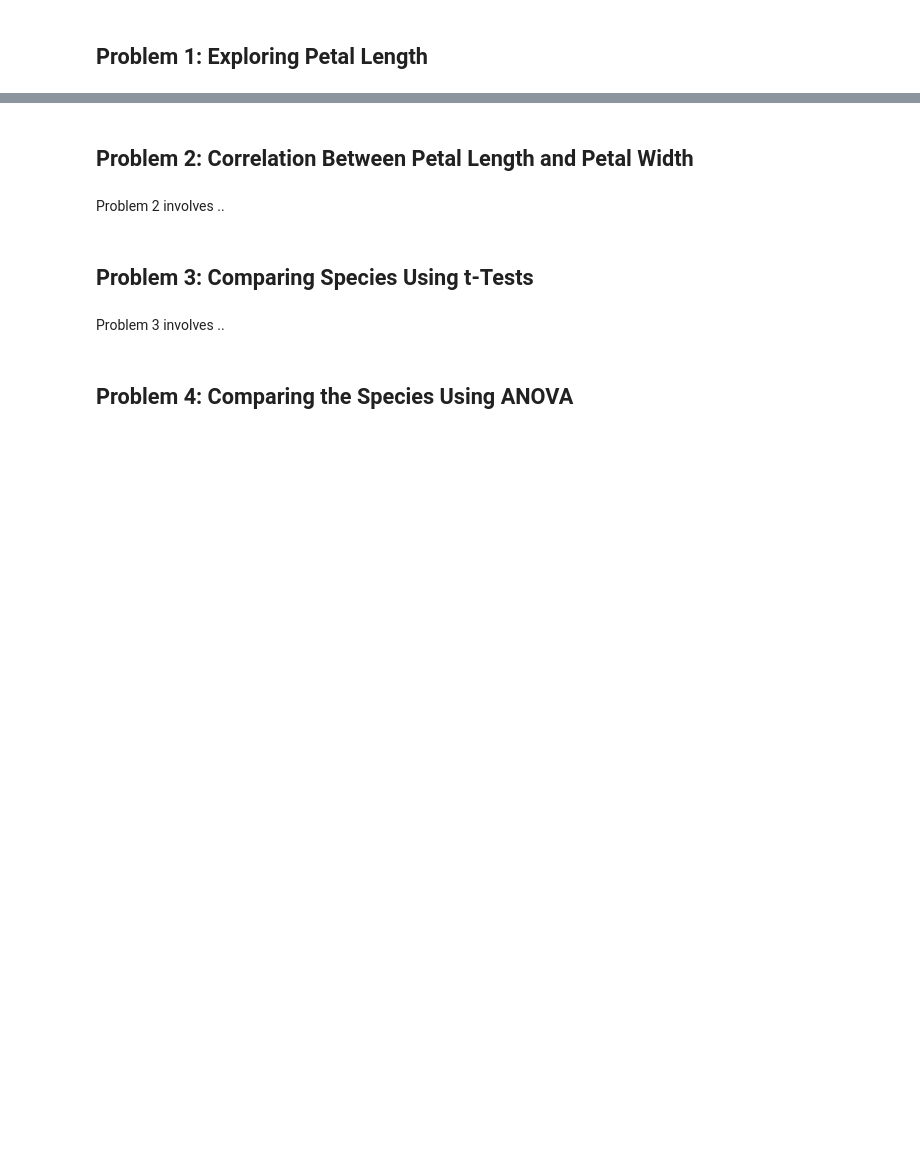
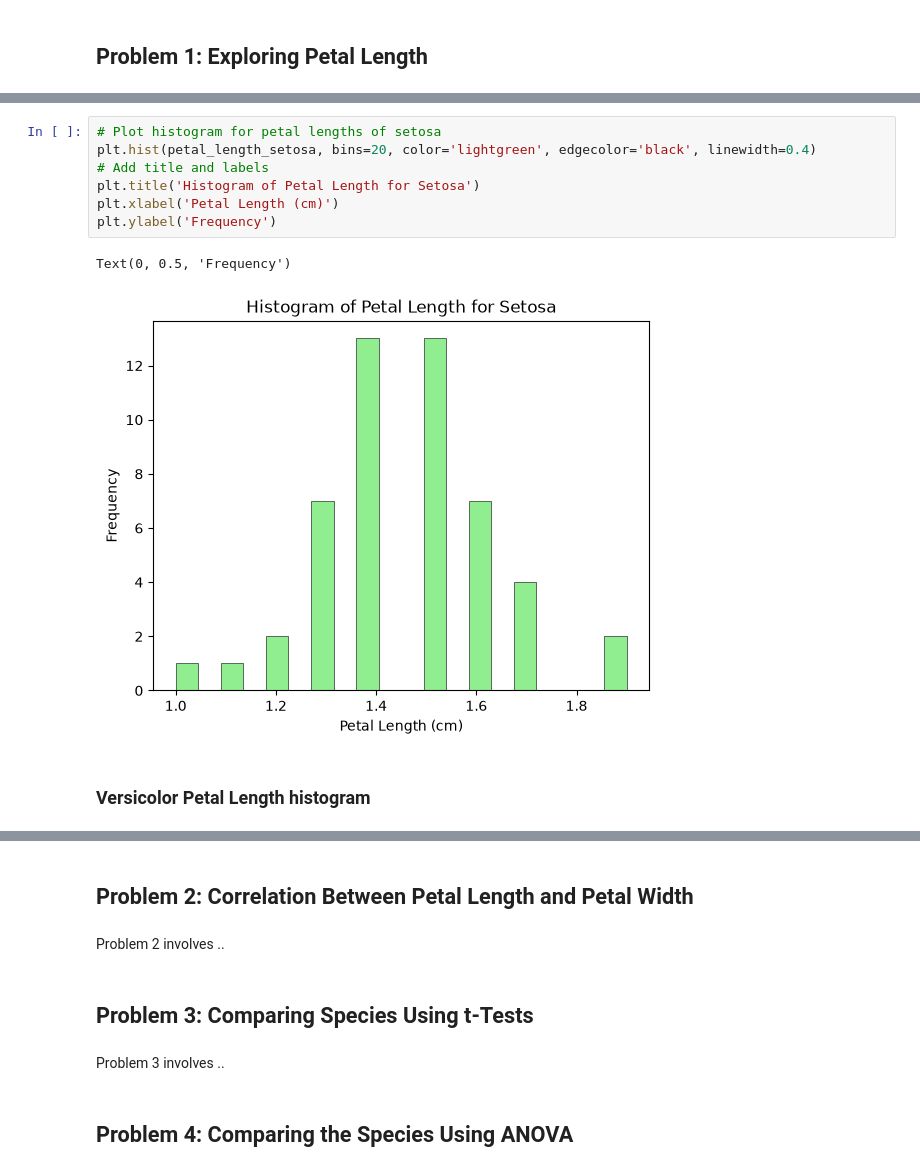
Before and after one commit to Oksyyy/applied-statistics, a Jupyter notebook: problems.ipynb, the cells around one changed output, grey strips where cells are left out. Cells and saved outputs as stored; diff of their text form; blank space fills up the shorter version.

```diff
--- a/problems.ipynb
+++ b/problems.ipynb
@@ -9,0 +69,12 @@ Problem 1 involves ..
+# %%
+# Plot histogram for petal lengths of setosa
+plt.hist(petal_length_setosa, bins=20, color='lightgreen', edgecolor='black', linewidth=0.4)
+# Add title and labels
+plt.title('Histogram of Petal Length for Setosa')
+plt.xlabel('Petal Length (cm)')
+plt.ylabel('Frequency')
+# %% [output]
+Text(0, 0.5, 'Frequency')
+[figure, added]
+# %% [markdown]
+### Versicolor Petal Length histogram
```
Also changed, not shown: parts of 13 cells of this notebook.
